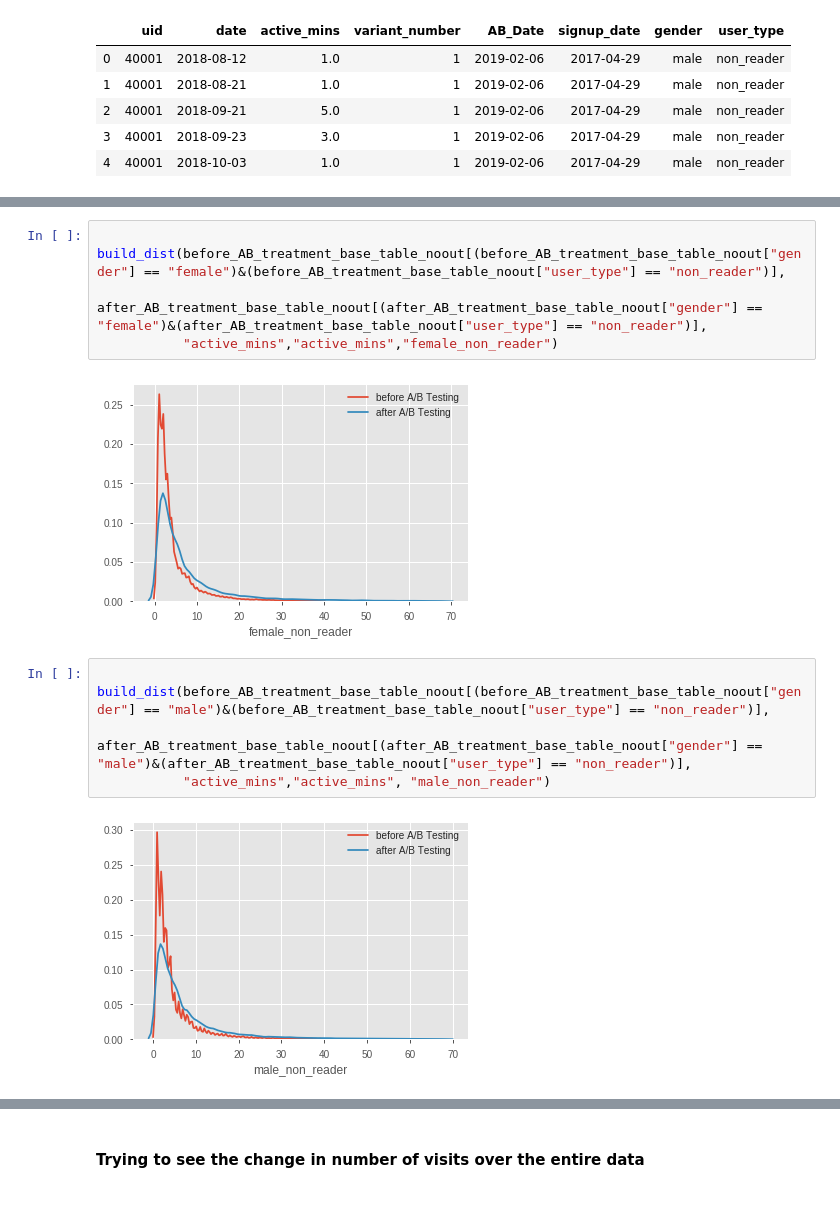
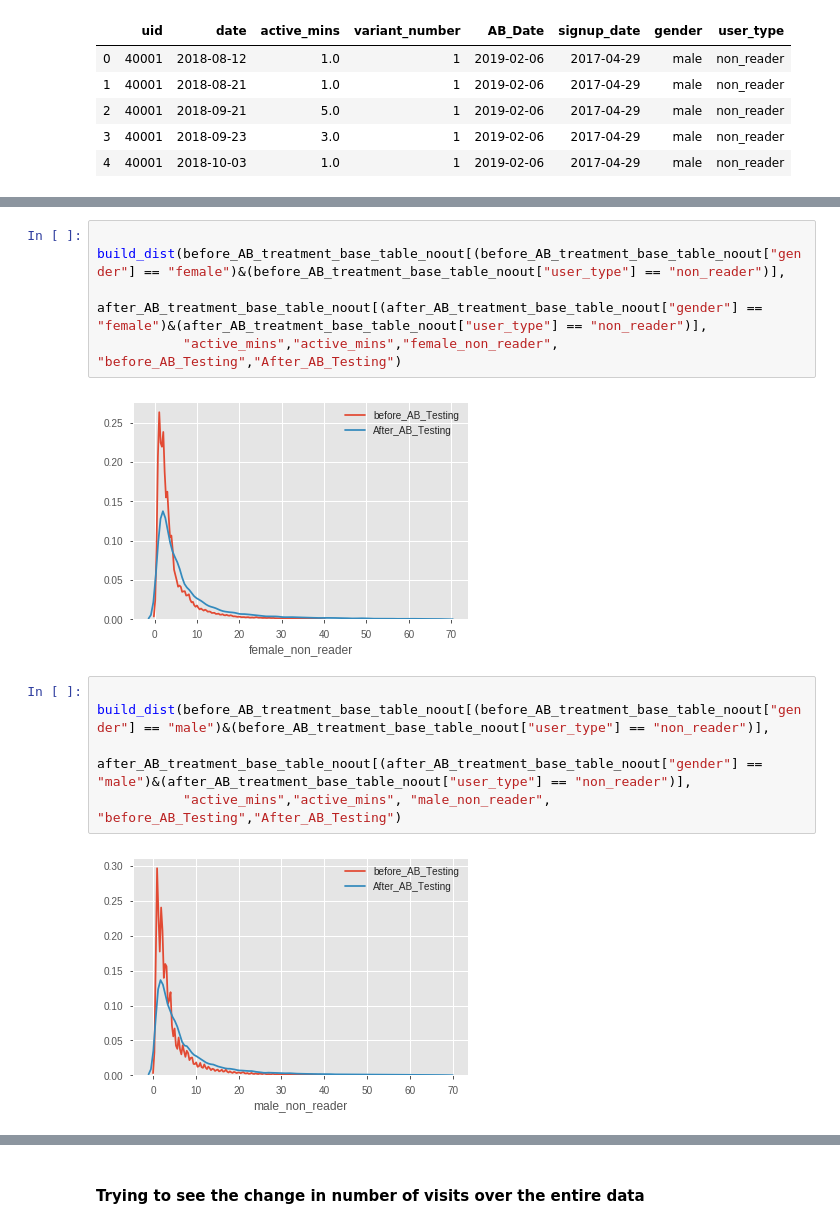
Before and after one commit to sagnikrana/Quora-Data-Challenge, a Jupyter notebook: QuoraDataScienceChallenge.ipynb, the cells around one changed output, grey strips where cells are left out. Drawn from its saved outputs; the diff is of its cells as text.

```diff
--- a/QuoraDataScienceChallenge.ipynb
+++ b/QuoraDataScienceChallenge.ipynb
@@ -332,17 +338,17 @@ build_dist(before_AB_treatment_base_table_noout[(before_AB_treatment_base_table_
 # %%
 
 build_dist(before_AB_treatment_base_table_noout[(before_AB_treatment_base_table_noout["gender"] == "female")&(before_AB_treatment_base_table_noout["user_type"] == "non_reader")],
            after_AB_treatment_base_table_noout[(after_AB_treatment_base_table_noout["gender"] == "female")&(after_AB_treatment_base_table_noout["user_type"] == "non_reader")],
-           "active_mins","active_mins","female_non_reader")
+           "active_mins","active_mins","female_non_reader", "before_AB_Testing","After_AB_Testing")
 # %% [output]
-[figure, old version]
+[figure, new version]
 # %%
 
 build_dist(before_AB_treatment_base_table_noout[(before_AB_treatment_base_table_noout["gender"] == "male")&(before_AB_treatment_base_table_noout["user_type"] == "non_reader")],
            after_AB_treatment_base_table_noout[(after_AB_treatment_base_table_noout["gender"] == "male")&(after_AB_treatment_base_table_noout["user_type"] == "non_reader")],
-           "active_mins","active_mins", "male_non_reader")
+           "active_mins","active_mins", "male_non_reader", "before_AB_Testing","After_AB_Testing")
 # %% [output]
-[figure, old version]
+[figure, new version]
 # %%
 build_dist(before_AB_treatment_base_table_noout[(before_AB_treatment_base_table_noout["gender"] == "unknown")&(before_AB_treatment_base_table_noout["user_type"] == "contributor")],
            after_AB_treatment_base_table_noout[(after_AB_treatment_base_table_noout["gender"] == "unknown")&(after_AB_treatment_base_table_noout["user_type"] == "contributor")],
```
Also changed, not shown: parts of 34 cells of this notebook, 6 other files.
